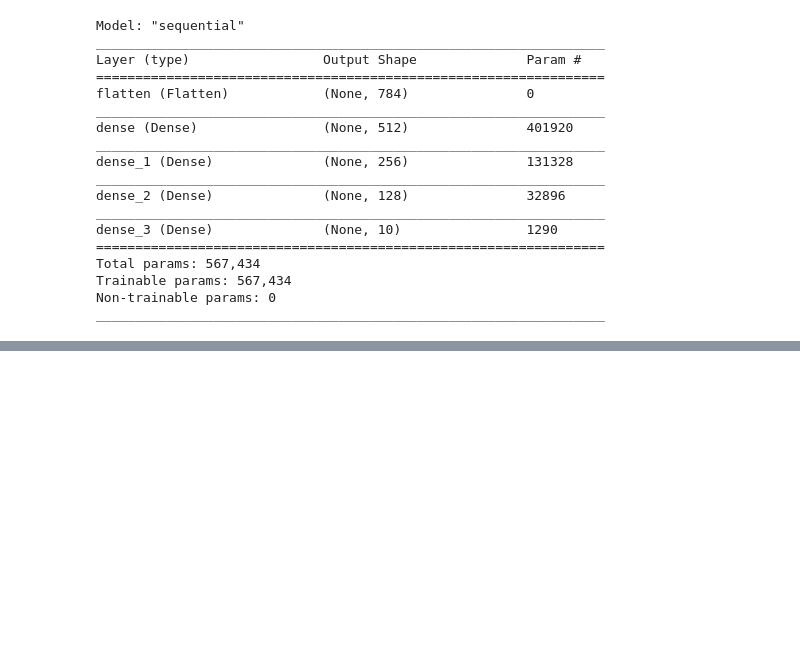
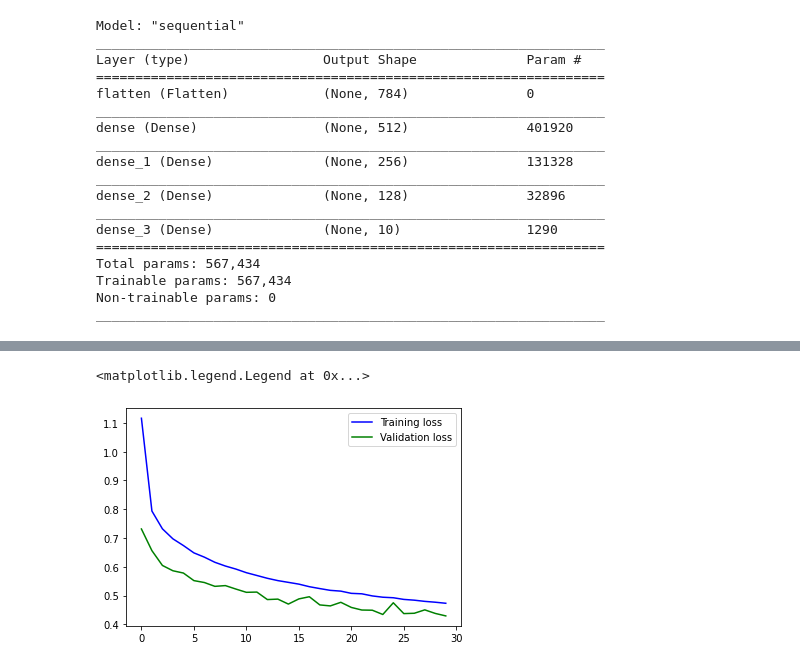
Before and after one commit to ManeeshArava/pattern-presentation-in-python, a Jupyter notebook: S29_ANN_preds_tf_keras_datasets_fashion_mnist.ipynb, the cells around one changed output, grey strips where cells are left out. Drawn from its saved outputs; the diff is of its cells as text; code cells hidden in the pictures; blank space fills up the shorter version.

```diff
--- a/S29_ANN_preds_tf_keras_datasets_fashion_mnist.ipynb
+++ b/S29_ANN_preds_tf_keras_datasets_fashion_mnist.ipynb
@@ -147,0 +195,11 @@ array([9, 0, 0, 6, 0])
+# %%
+acc = history.history['loss']
+val_acc = history.history['val_loss']
+
+plt.figure()
+plt.plot(acc, color = 'blue', label = 'Training loss')
+plt.plot(val_acc, color = 'green', label = 'Validation loss')
+plt.legend()
+# %% [output]
+<matplotlib.legend.Legend at 0x...>
+[figure, added]
```
Also changed, not shown: parts of 8 cells of this notebook.
